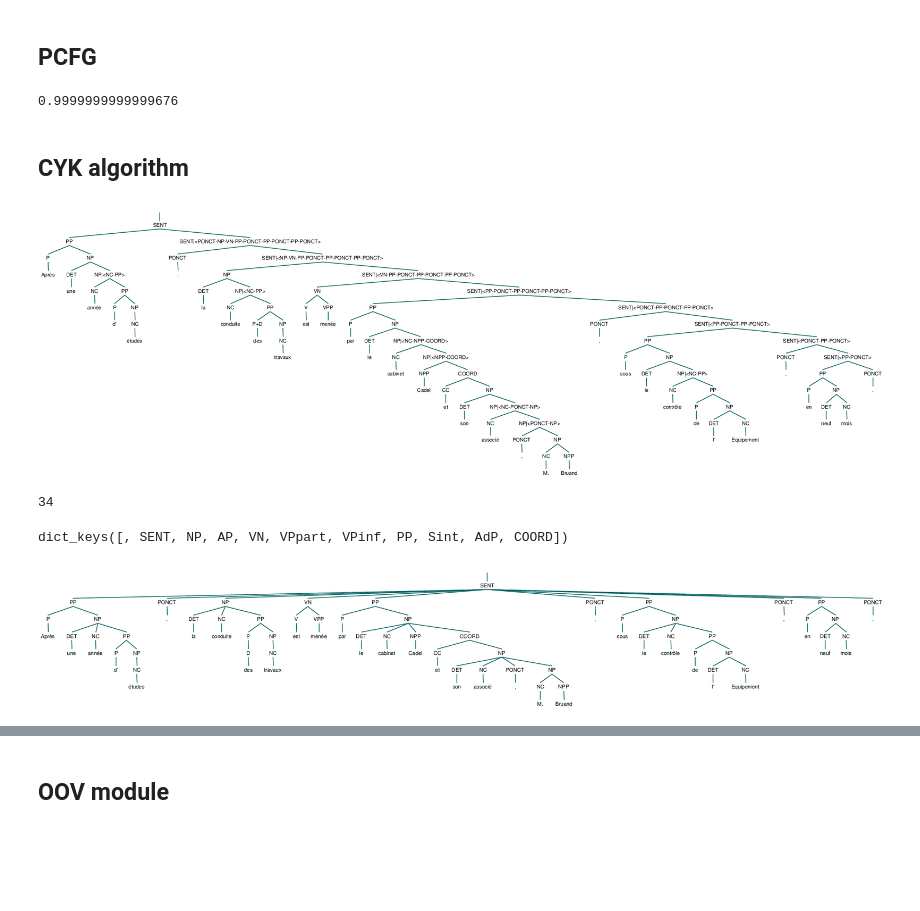
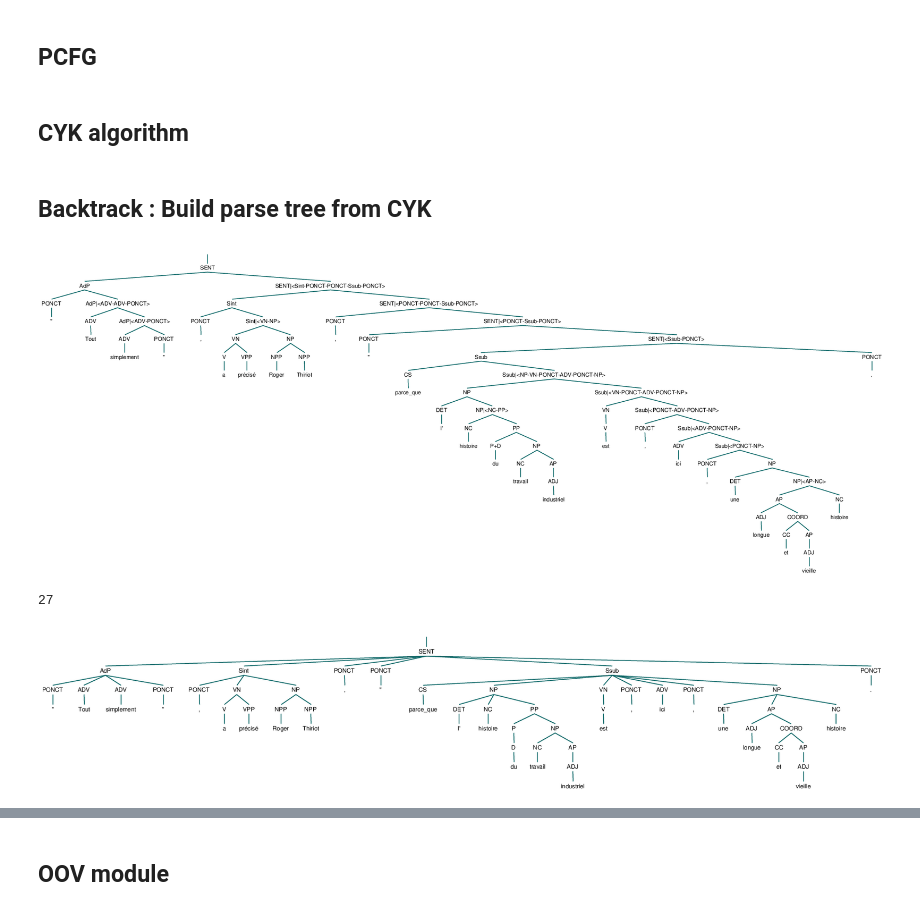
Before and after one commit to Chaoukia/Constituency-Parser-French, a Jupyter notebook: parser.ipynb, the cells around one changed output, grey strips where cells are left out. Saved outputs shown, nothing was run; the diff lists cells and outputs as text; code cells hidden in the pictures; blank space fills up the shorter version.

```diff
--- a/parser.ipynb
+++ b/parser.ipynb
@@ -249,7 +247,3 @@ A, B, C = dict_symbol_non_terminal['NP'], dict_symbol_non_terminal['DET'], dict_
-# %%
-sum(dict_pcfg['binary'][A].values()) + sum(dict_pcfg['unary'][A].values())
-# %% [output]
-0.9999999999999676
 # %% [markdown]
 ## CYK algorithm
 # %%
@@ -305,3 +299,5 @@ def cyk(sentence):
 
 
     return scores, back
+# %% [markdown]
+## Backtrack : Build parse tree from CYK
@@ -308,13 +362,13 @@ def cyk(sentence):
 # %%
-t = Tree.fromstring(ignore_functional_labels(data[30]))
+t = Tree.fromstring(ignore_functional_labels(data[15]))
 t.chomsky_normal_form()
 t
 # %% [output]
-[figure, old version]
+[figure, new version]
 # %%
 sentence = t.leaves()
 len(sentence)
 # %% [output]
-34
+27
 # %%
 scores, back = cyk(sentence)
@@ -381,12 +375,8 @@ def build_parentheses(back_track):
-# %%
-dict_pcfg['unary'].keys()
-# %% [output]
-dict_keys([, SENT, NP, AP, VN, VPpart, VPinf, PP, Sint, AdP, COORD])
 # %%
 t.un_chomsky_normal_form()
 t
 # %% [output]
-[figure, old version]
+[figure, new version]
 # %%
 t_test = Tree.fromstring(build_parentheses(back))
 t_test.un_chomsky_normal_form()
```
Also changed, not shown: parts of 9 cells of this notebook.
